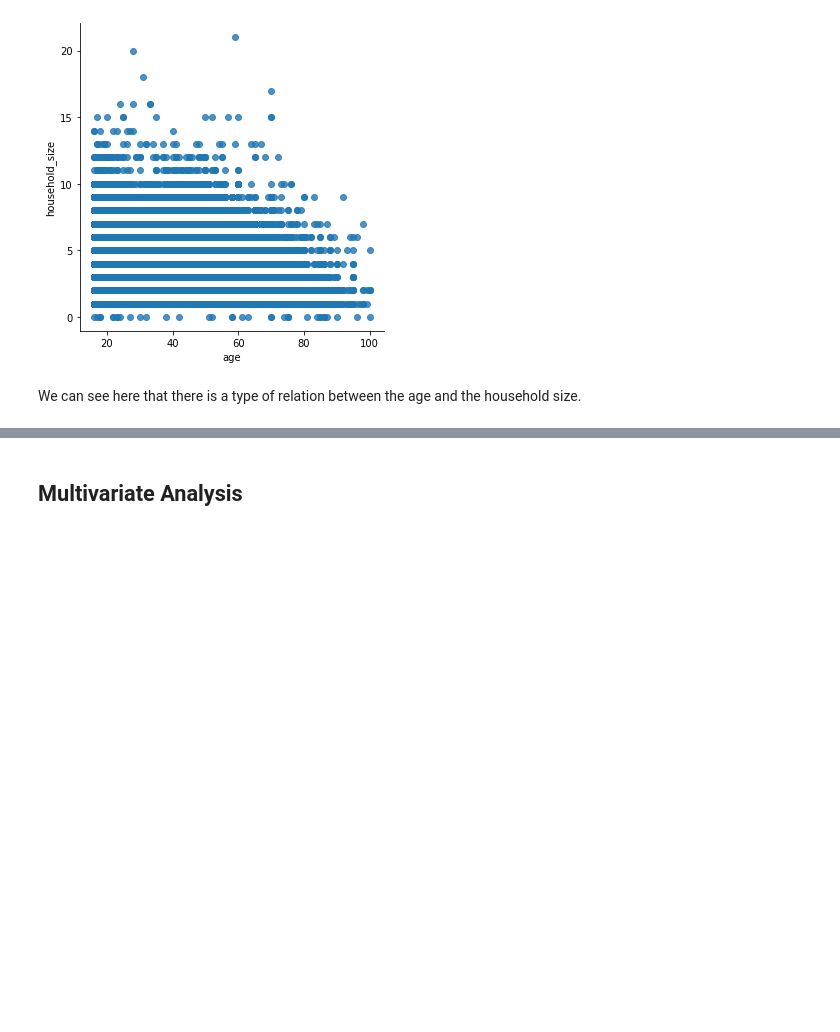
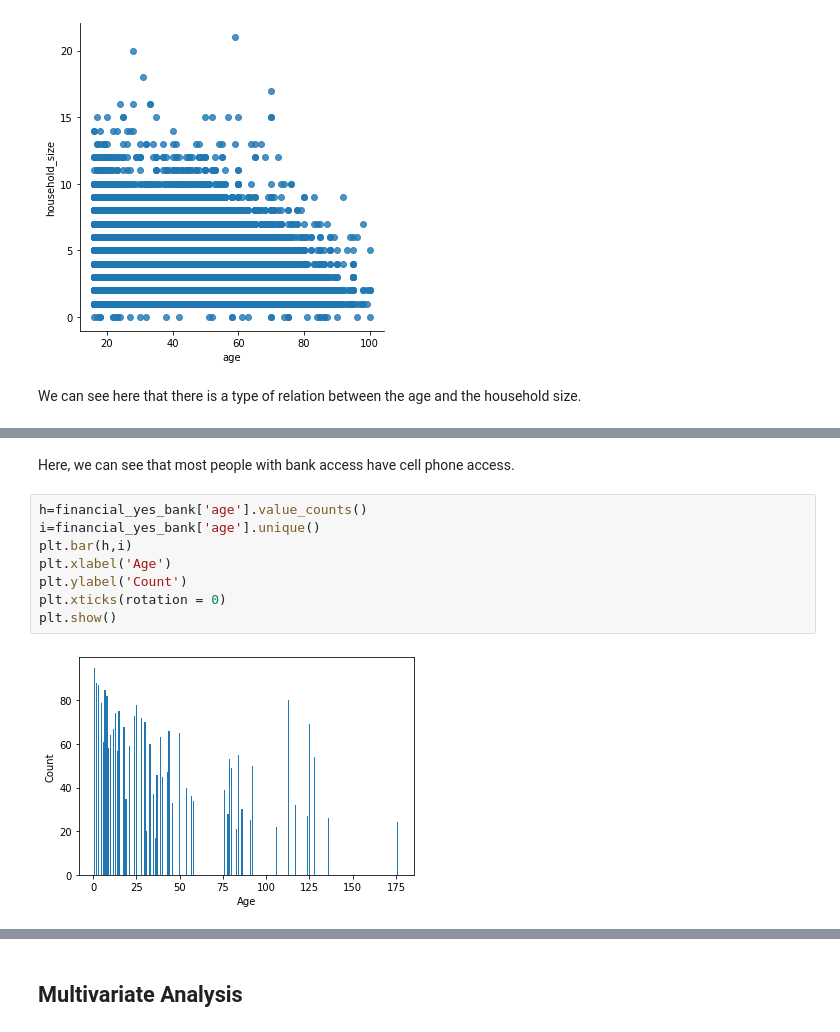
Before and after one commit to Mumo-vicky/Financial-Inclusion-in-Eastern-Africa, a Jupyter notebook: Financial_Inclusion_in_Eastern_Africa.ipynb, the cells around one changed output, grey strips where cells are left out. Cells and saved outputs as stored; diff of their text form; blank space fills up the shorter version.

```diff
--- a/Financial_Inclusion_in_Eastern_Africa.ipynb
+++ b/Financial_Inclusion_in_Eastern_Africa.ipynb
@@ -368,0 +347,12 @@ We can see here that there is a type of relation between the age and the househo
+# %% [markdown]
+Here, we can see that most people with bank access have cell phone access.
+# %%
+h=financial_yes_bank['age'].value_counts()
+i=financial_yes_bank['age'].unique()
+plt.bar(h,i)
+plt.xlabel('Age')
+plt.ylabel('Count')
+plt.xticks(rotation = 0)
+plt.show()
+# %% [output]
+[figure, added]
```
Also changed, not shown: parts of 15 cells of this notebook.
